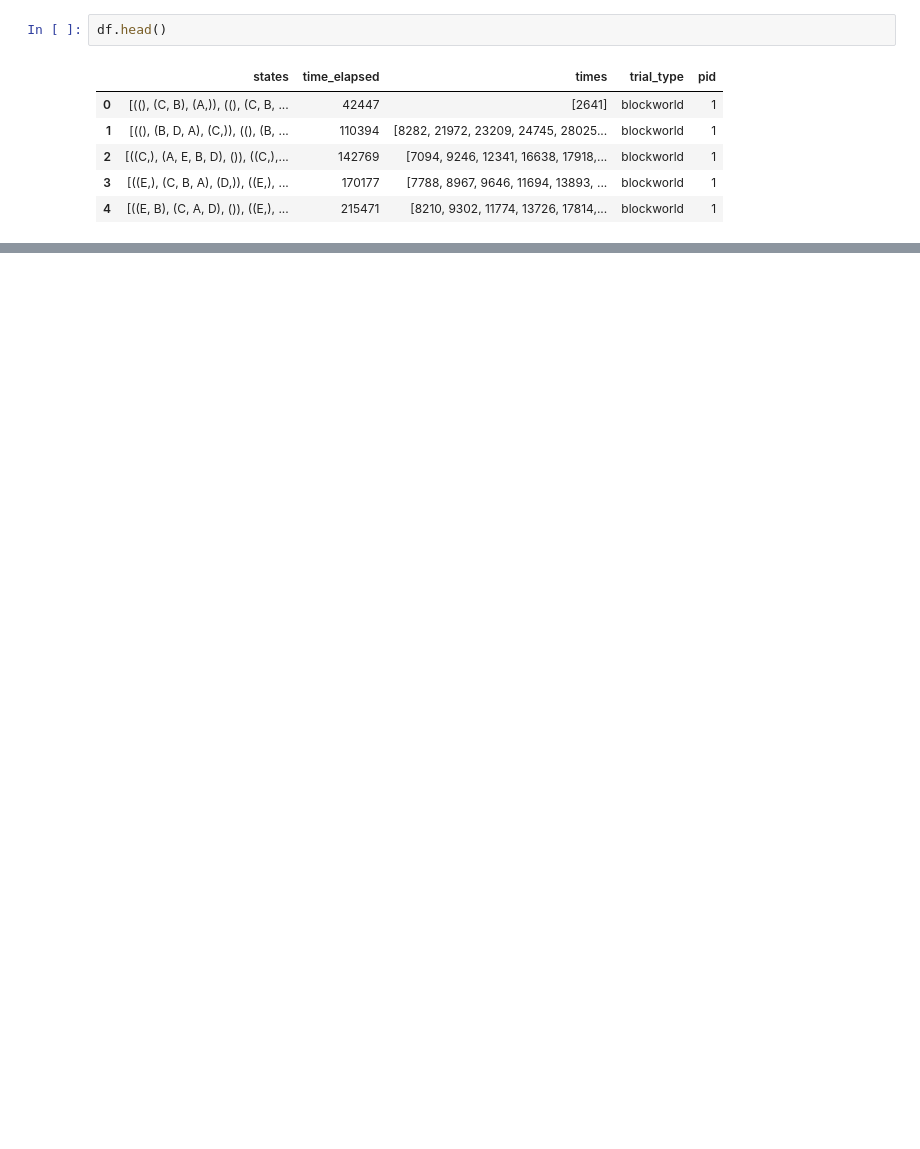
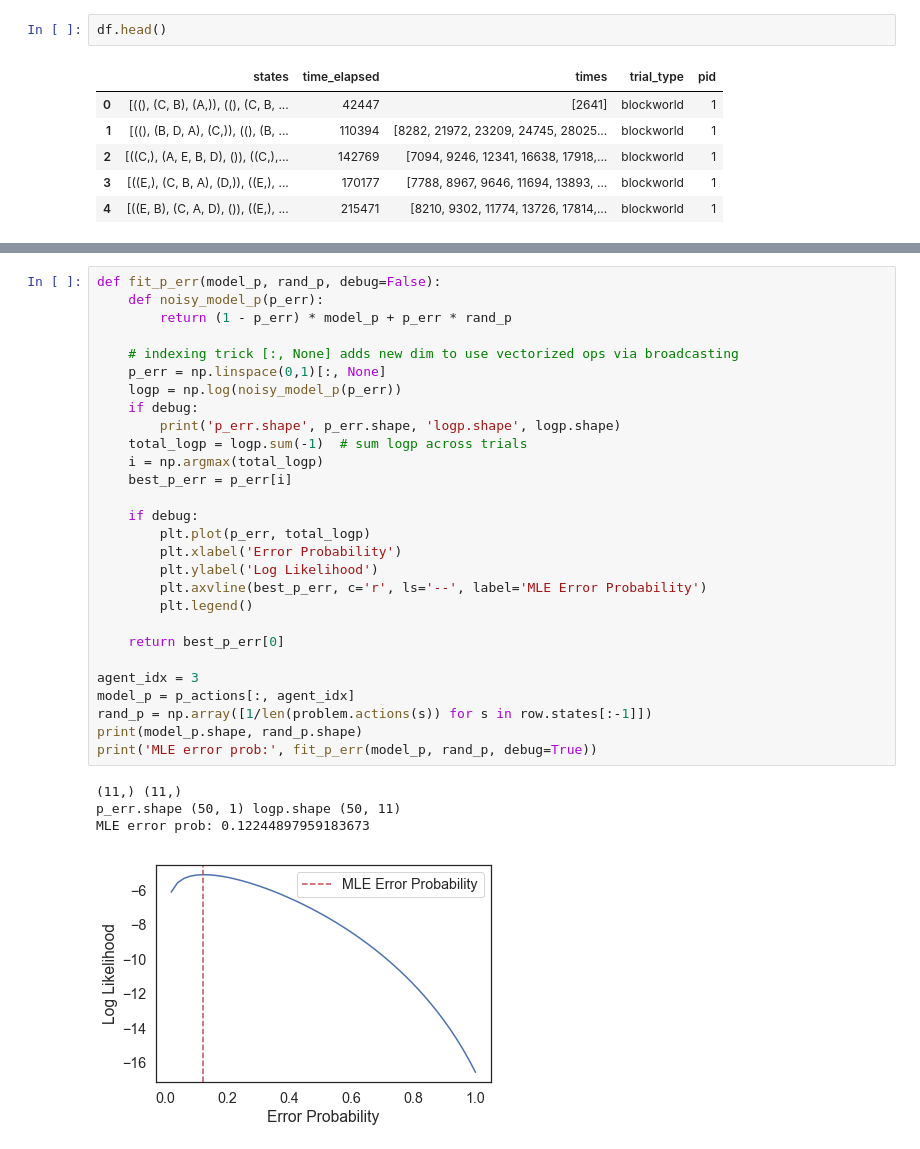
Before and after one commit to fredcallaway/multigoals, a Jupyter notebook: analysis/main.ipynb, the cells around one changed output, grey strips where cells are left out. Drawn from its saved outputs; the diff is of its cells as text; blank space fills up the shorter version.

Commit message:
Updates to agent and analysis to add model fitting.

```diff
--- a/analysis/main.ipynb
+++ b/analysis/main.ipynb
@@ -33,0 +316,33 @@ df.head()
+# %%
+def fit_p_err(model_p, rand_p, debug=False):
+    def noisy_model_p(p_err):
+        return (1 - p_err) * model_p + p_err * rand_p
+
+    # indexing trick [:, None] adds new dim to use vectorized ops via broadcasting
+    p_err = np.linspace(0,1)[:, None]
+    logp = np.log(noisy_model_p(p_err))
+    if debug:
+        print('p_err.shape', p_err.shape, 'logp.shape', logp.shape)
+    total_logp = logp.sum(-1)  # sum logp across trials
+    i = np.argmax(total_logp)
+    best_p_err = p_err[i]
+
+    if debug:
+        plt.plot(p_err, total_logp)
+        plt.xlabel('Error Probability')
+        plt.ylabel('Log Likelihood')
+        plt.axvline(best_p_err, c='r', ls='--', label='MLE Error Probability')
+        plt.legend()
+
+    return best_p_err[0]
+
+agent_idx = 3
+model_p = p_actions[:, agent_idx]
+rand_p = np.array([1/len(problem.actions(s)) for s in row.states[:-1]])
+print(model_p.shape, rand_p.shape)
+print('MLE error prob:', fit_p_err(model_p, rand_p, debug=True))
+# %% [output]
+(11,) (11,)
+p_err.shape (50, 1) logp.shape (50, 11)
+MLE error prob: 0.12244897959183673
+[figure, added]
```
Also changed, not shown: parts of 14 cells of this notebook, 2 other files.
